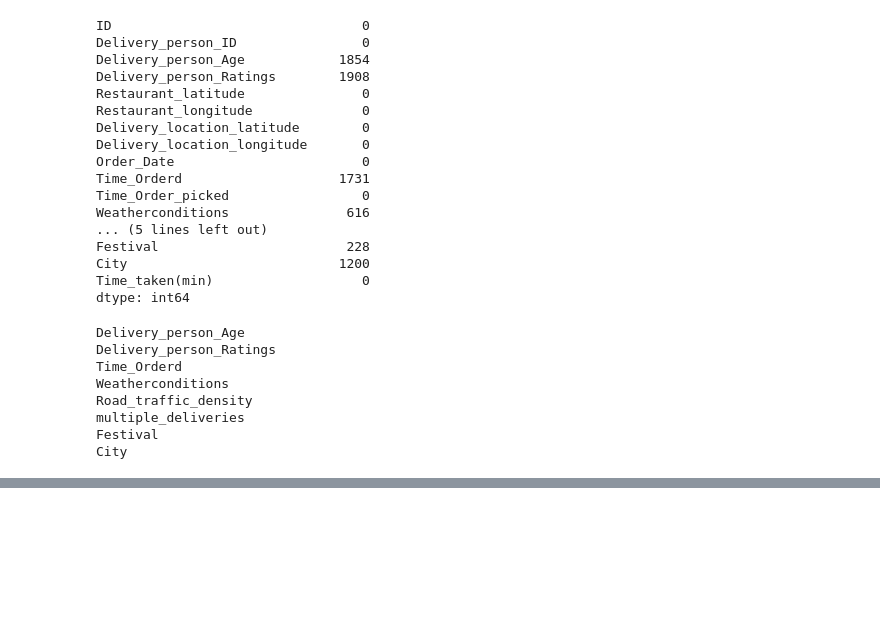
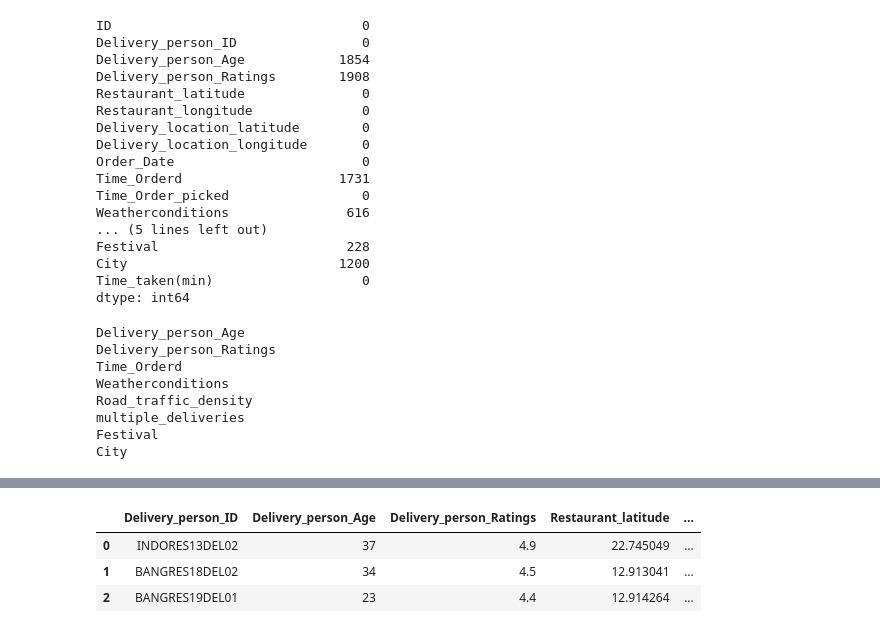
Before and after one commit to BejenaruIoanMatei/FastTrackInsights, a Jupyter notebook: data/main.ipynb, the cells around one changed output, grey strips where cells are left out. Saved outputs shown, nothing was run; the diff lists cells and outputs as text; code cells hidden in the pictures; blank space fills up the shorter version.

```diff
--- a/data/main.ipynb
+++ b/data/main.ipynb
@@ -101,0 +118,2 @@ City
+# %%
+df.drop('ID', axis=1, inplace=True)
@@ -101,0 +136,4 @@ City
+# %%
+df['Time_taken(min)'] = df['Time_taken(min)'].str.replace('(min)','')
+df = df.rename(columns={'Time_taken(min)':'Time_taken'})
+df['Time_taken'] = df['Time_taken'].astype(int)
@@ -101,0 +156,2 @@ City
+# %%
+df['Weatherconditions'] = df['Weatherconditions'].str.replace('conditions','')
@@ -101,0 +185,14 @@ City
+# %%
+def calculate_distance(row):
+    restaurant_coords = (row['Restaurant_latitude'], row['Restaurant_longitude'])
+    delivery_coords = (row['Delivery_location_latitude'], row['Delivery_location_longitude'])
+    return geodesic(restaurant_coords, delivery_coords).kilometers
+
+df['distance_in_km'] = df.apply(calculate_distance, axis=1)
+# %%
+df.head(n=3)
+# %% [output]
+|  | Delivery_person_ID | Delivery_person_Age | Delivery_person_Ratings | Restaurant_latitude | ... |
+| 0 | INDORES13DEL02 | 37 | 4.9 | 22.745049 | ... |
+| 1 | BANGRES18DEL02 | 34 | 4.5 | 12.913041 | ... |
+| 2 | BANGRES19DEL01 | 23 | 4.4 | 12.914264 | ... |
```
Also changed, not shown: parts of 26 cells of this notebook.
